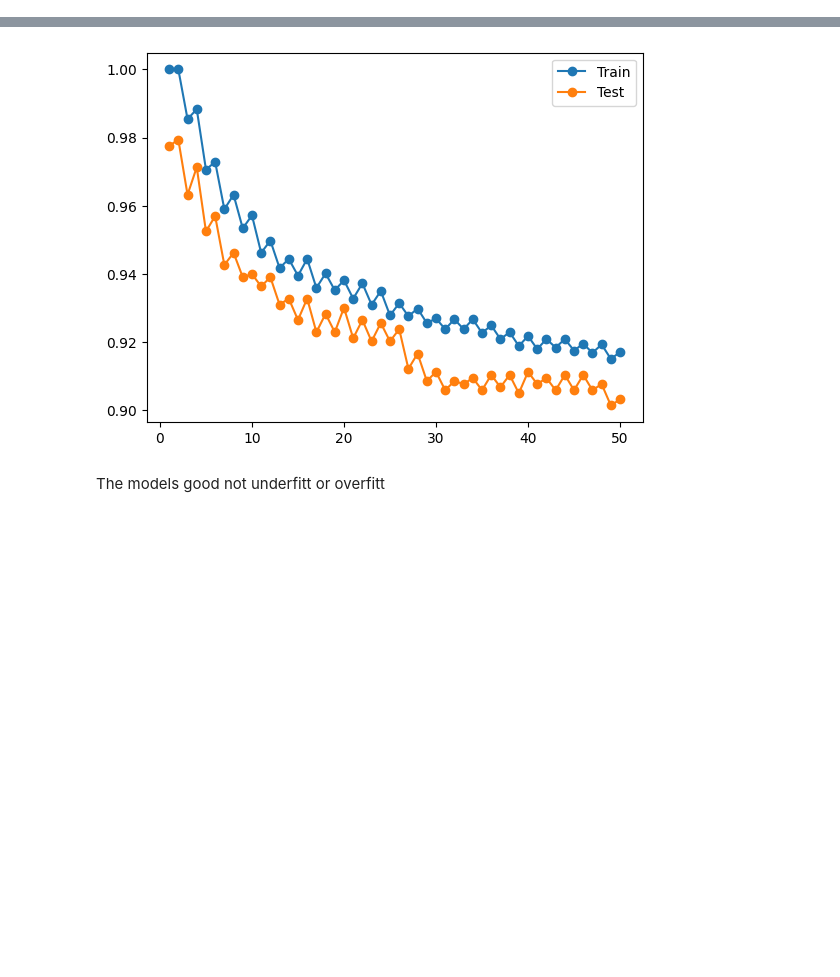
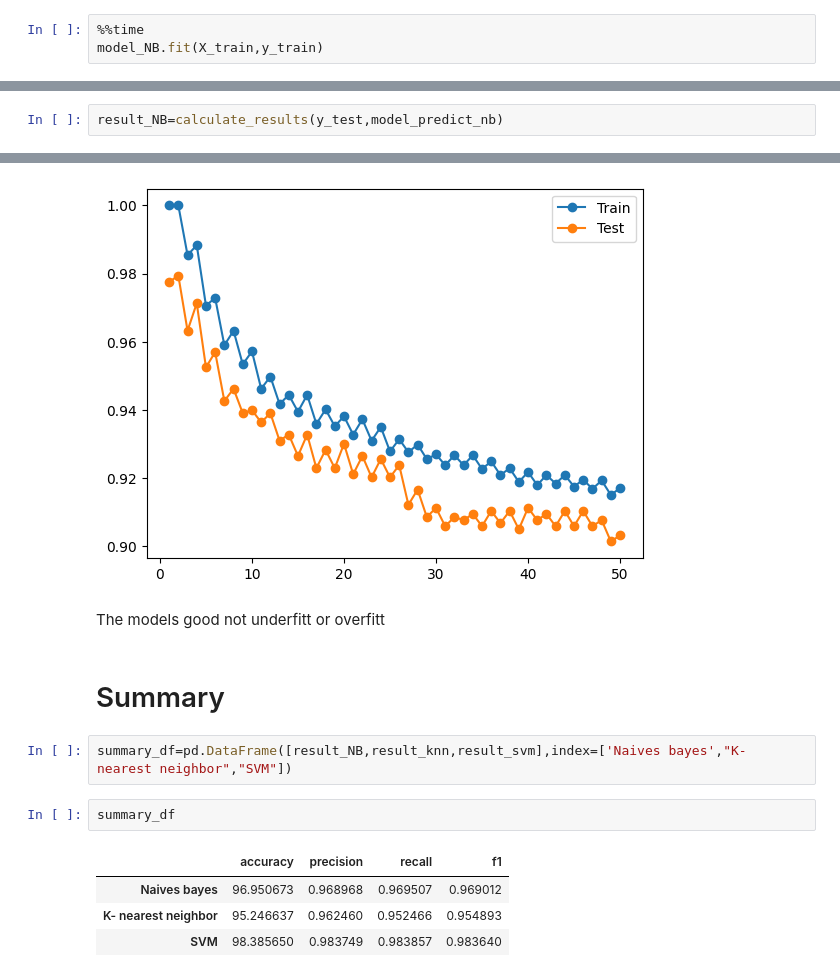
Before and after one commit to ackermanjayjay/sms-spam, a Jupyter notebook: project_transfer_learning_embed.ipynb, the cells around one changed output, grey strips where cells are left out. Drawn from its saved outputs; the diff is of its cells as text; blank space fills up the shorter version.

```diff
--- a/project_transfer_learning_embed.ipynb
+++ b/project_transfer_learning_embed.ipynb
@@ -244,0 +253,3 @@ Length test data : 1115
+# %%
+%%time
+model_NB.fit(X_train,y_train)
@@ -292,0 +313,2 @@ from helper_functions import *
+# %%
+result_NB=calculate_results(y_test,model_predict_nb)
@@ -429,3 +535,14 @@ plt.show()
 [figure]
 # %% [markdown]
 The models good not underfitt or overfitt
+# %% [markdown]
+# Summary
+# %%
+summary_df=pd.DataFrame([result_NB,result_knn,result_svm],index=['Naives bayes',"K- nearest neighbor","SVM"])
+# %%
+summary_df
+# %% [output]
+|  | accuracy | precision | recall | f1 |
+| Naives bayes | 96.950673 | 0.968968 | 0.969507 | 0.969012 |
+| K- nearest neighbor | 95.246637 | 0.962460 | 0.952466 | 0.954893 |
+| SVM | 98.385650 | 0.983749 | 0.983857 | 0.983640 |
```
Also changed, not shown: parts of 34 cells of this notebook.
